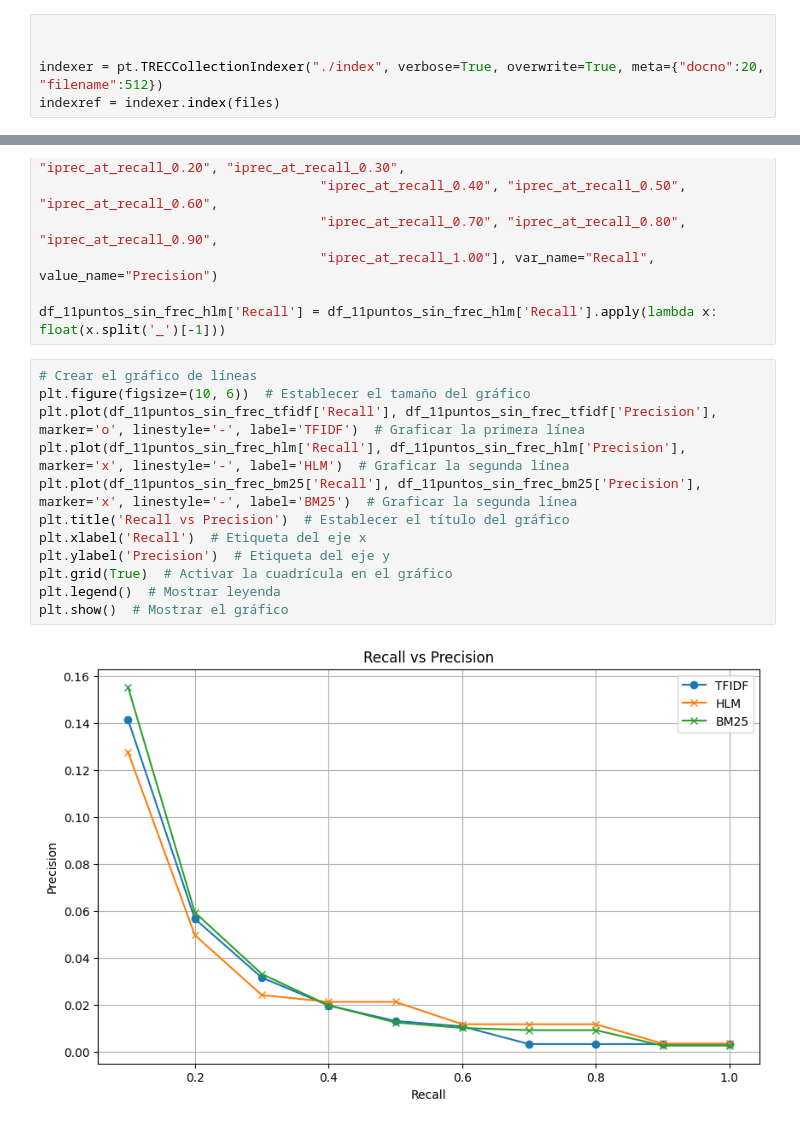
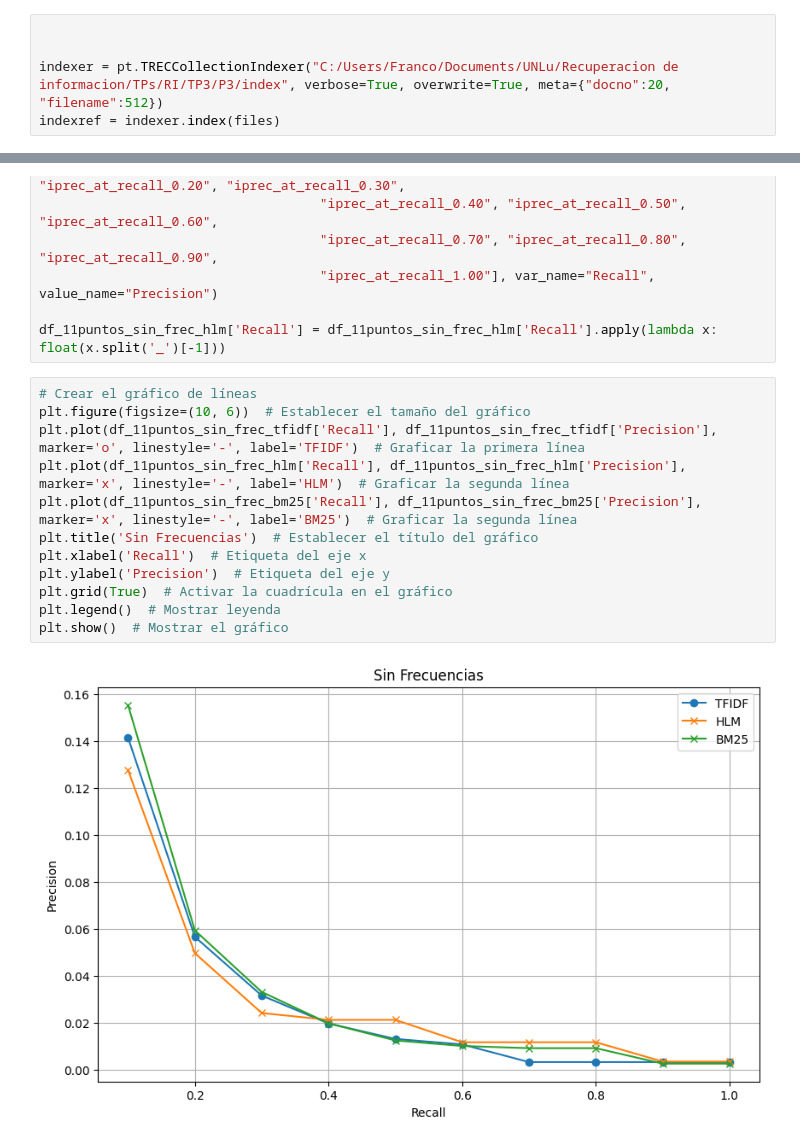
Before and after one commit to FranZoia6/RI, a Jupyter notebook: TP3/P3/P3.ipynb, the cells around one changed output, grey strips where cells are left out. Cells and saved outputs as stored; diff of their text form.

```diff
--- a/TP3/P3/P3.ipynb
+++ b/TP3/P3/P3.ipynb
@@ -157,5 +158,5 @@ files
 # %%
 
 
-indexer = pt.TRECCollectionIndexer("./index", verbose=True, overwrite=True, meta={"docno":20, "filename":512})
+indexer = pt.TRECCollectionIndexer("C:/Users/Franco/Documents/UNLu/Recuperacion de informacion/TPs/RI/TP3/P3/index", verbose=True, overwrite=True, meta={"docno":20, "filename":512})
 indexref = indexer.index(files)
@@ -341,14 +335,14 @@ df_11puntos_sin_frec_hlm['Recall'] = df_11puntos_sin_frec_hlm['Recall'].apply(la
 # %%
 # Crear el gráfico de líneas
 plt.figure(figsize=(10, 6))  # Establecer el tamaño del gráfico
 plt.plot(df_11puntos_sin_frec_tfidf['Recall'], df_11puntos_sin_frec_tfidf['Precision'], marker='o', linestyle='-', label='TFIDF')  # Graficar la primera línea
 plt.plot(df_11puntos_sin_frec_hlm['Recall'], df_11puntos_sin_frec_hlm['Precision'], marker='x', linestyle='-', label='HLM')  # Graficar la segunda línea
 plt.plot(df_11puntos_sin_frec_bm25['Recall'], df_11puntos_sin_frec_bm25['Precision'], marker='x', linestyle='-', label='BM25')  # Graficar la segunda línea
-plt.title('Recall vs Precision')  # Establecer el título del gráfico
+plt.title('Sin Frecuencias')  # Establecer el título del gráfico
 plt.xlabel('Recall')  # Etiqueta del eje x
 plt.ylabel('Precision')  # Etiqueta del eje y
 plt.grid(True)  # Activar la cuadrícula en el gráfico
 plt.legend()  # Mostrar leyenda
 plt.show()  # Mostrar el gráfico
 # %% [output]
-[figure, old version]
+[figure, new version]
```
Also changed, not shown: parts of 7 cells of this notebook, 1 other file.
